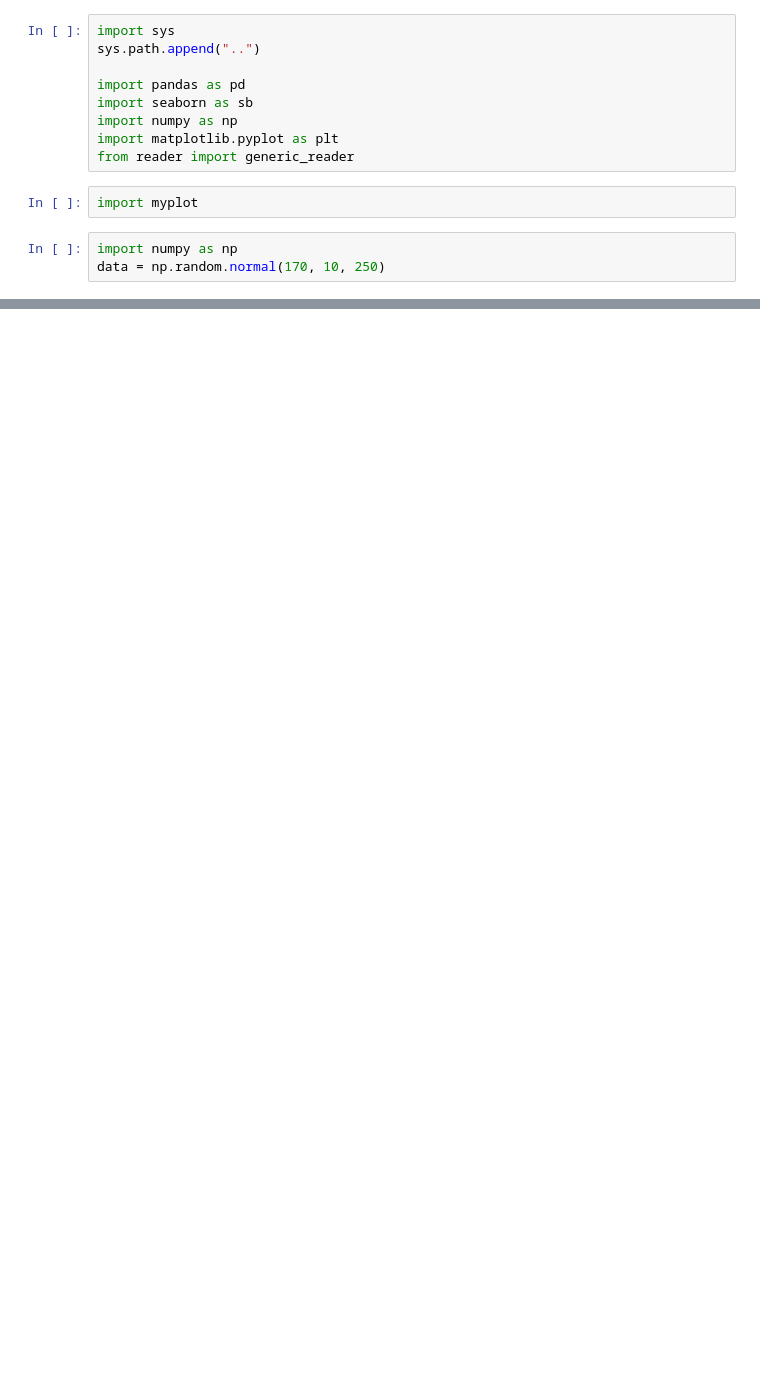
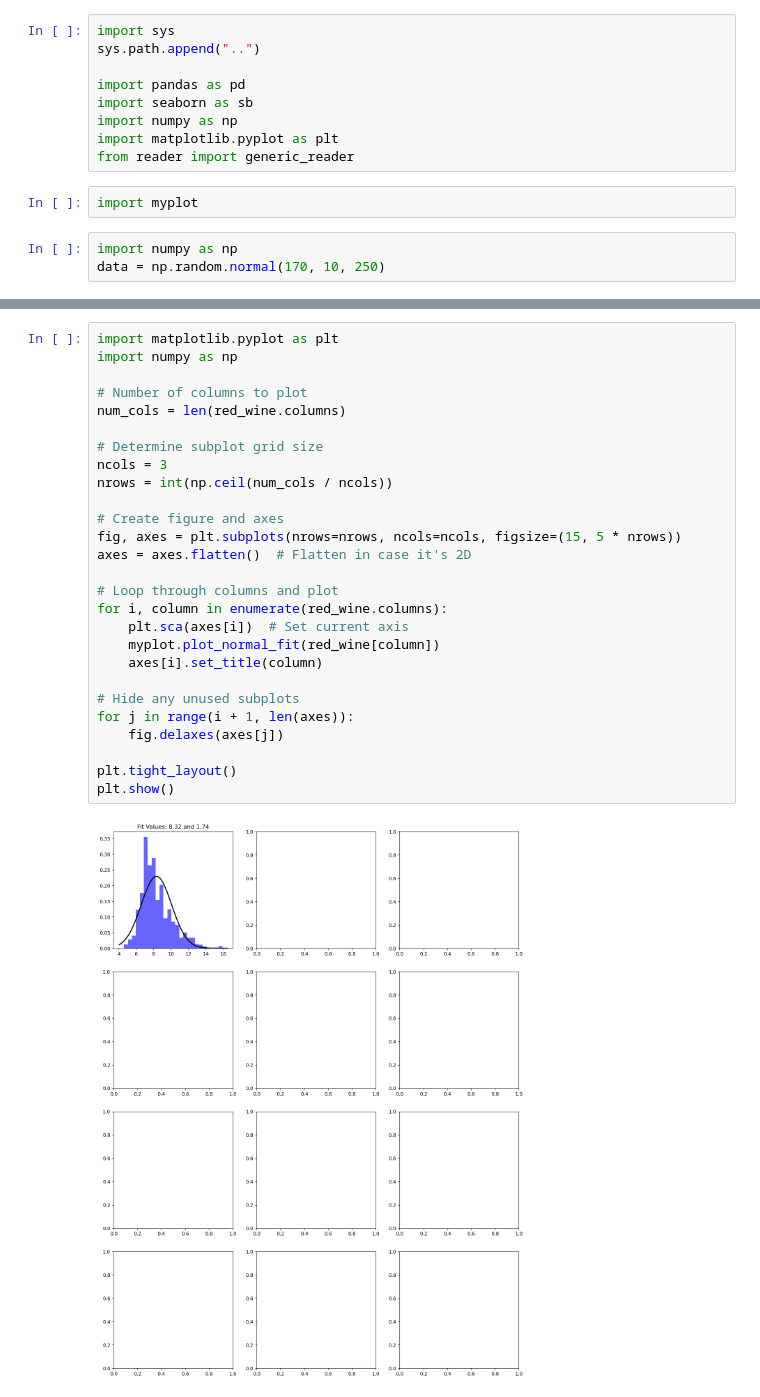
Before and after one commit to pbollhorn/bi-group5, a Jupyter notebook: mp2/test4.ipynb, the cells around one changed output, grey strips where cells are left out. Saved outputs shown, nothing was run; the diff lists cells and outputs as text; blank space fills up the shorter version.

```diff
--- a/mp2/test4.ipynb
+++ b/mp2/test4.ipynb
@@ -18,0 +25,29 @@ myplot.plot_normal_fit(data)
+# %%
+import matplotlib.pyplot as plt
+import numpy as np
+
+# Number of columns to plot
+num_cols = len(red_wine.columns)
+
+# Determine subplot grid size
+ncols = 3
+nrows = int(np.ceil(num_cols / ncols))
+
+# Create figure and axes
+fig, axes = plt.subplots(nrows=nrows, ncols=ncols, figsize=(15, 5 * nrows))
+axes = axes.flatten()  # Flatten in case it's 2D
+
+# Loop through columns and plot
+for i, column in enumerate(red_wine.columns):
+    plt.sca(axes[i])  # Set current axis
+    myplot.plot_normal_fit(red_wine[column])
+    axes[i].set_title(column)
+
+# Hide any unused subplots
+for j in range(i + 1, len(axes)):
+    fig.delaxes(axes[j])
+
+plt.tight_layout()
+plt.show()
+# %% [output]
+[figure, added]
```
Also changed, not shown: parts of 4 cells of this notebook, 4 other files.
